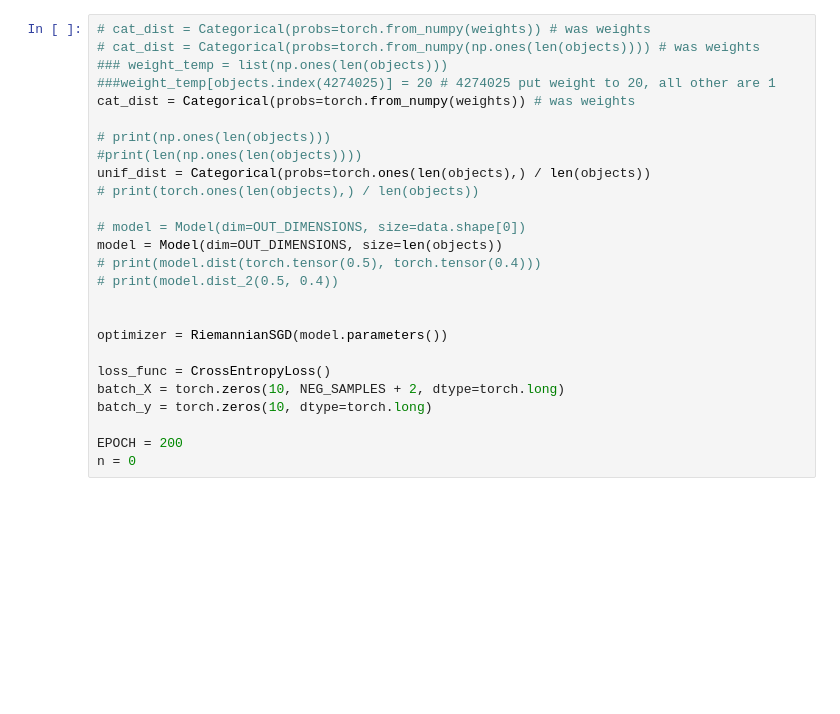
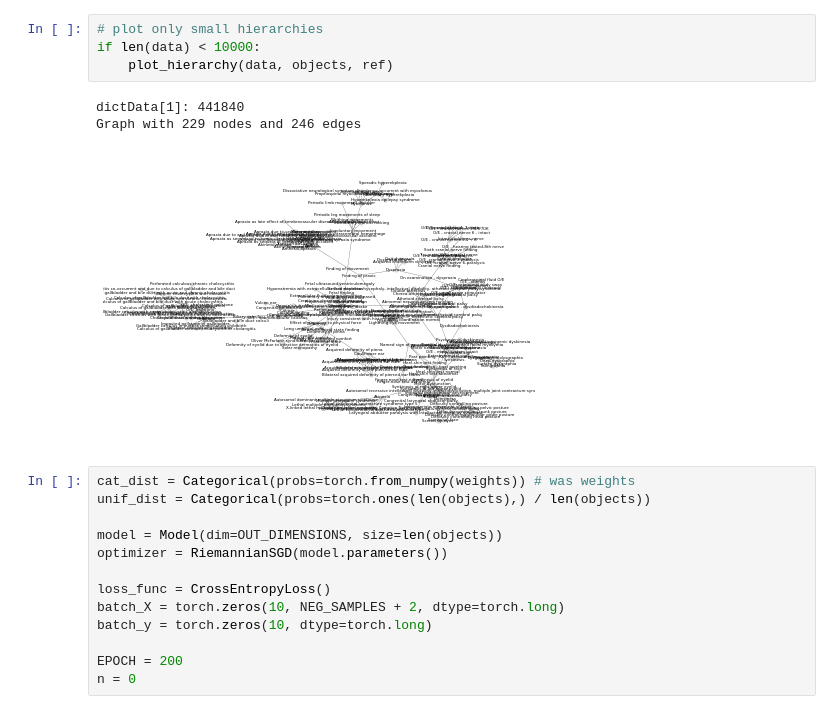
Before and after one commit to mi-erasmusmc/omop-poincare, a Jupyter notebook: main_notebook.ipynb, the cells around one changed output. Cells and saved outputs as stored; diff of their text form; blank space fills up the shorter version.

```diff
--- a/main_notebook.ipynb
+++ b/main_notebook.ipynb
@@ -151,21 +50,16 @@ Graph with 171 nodes and 171 edges
+# %%
+# plot only small hierarchies
+if len(data) < 10000:
+    plot_hierarchy(data, objects, ref)
+# %% [output]
+dictData[1]: 441840
+Graph with 229 nodes and 246 edges
+[figure, added]
 # %%
-# cat_dist = Categorical(probs=torch.from_numpy(weights)) # was weights
-# cat_dist = Categorical(probs=torch.from_numpy(np.ones(len(objects)))) # was weights
-### weight_temp = list(np.ones(len(objects)))
-###weight_temp[objects.index(4274025)] = 20 # 4274025 put weight to 20, all other are 1
 cat_dist = Categorical(probs=torch.from_numpy(weights)) # was weights
+unif_dist = Categorical(probs=torch.ones(len(objects),) / len(objects))
 
-# print(np.ones(len(objects)))
-#print(len(np.ones(len(objects))))
-unif_dist = Categorical(probs=torch.ones(len(objects),) / len(objects))
-# print(torch.ones(len(objects),) / len(objects))
-
-# model = Model(dim=OUT_DIMENSIONS, size=data.shape[0])
 model = Model(dim=OUT_DIMENSIONS, size=len(objects))
-# print(model.dist(torch.tensor(0.5), torch.tensor(0.4)))
-# print(model.dist_2(0.5, 0.4))
-
-
 optimizer = RiemannianSGD(model.parameters())
 
 loss_func = CrossEntropyLoss()
```
Also changed, not shown: parts of 8 cells of this notebook, 10 other files.
